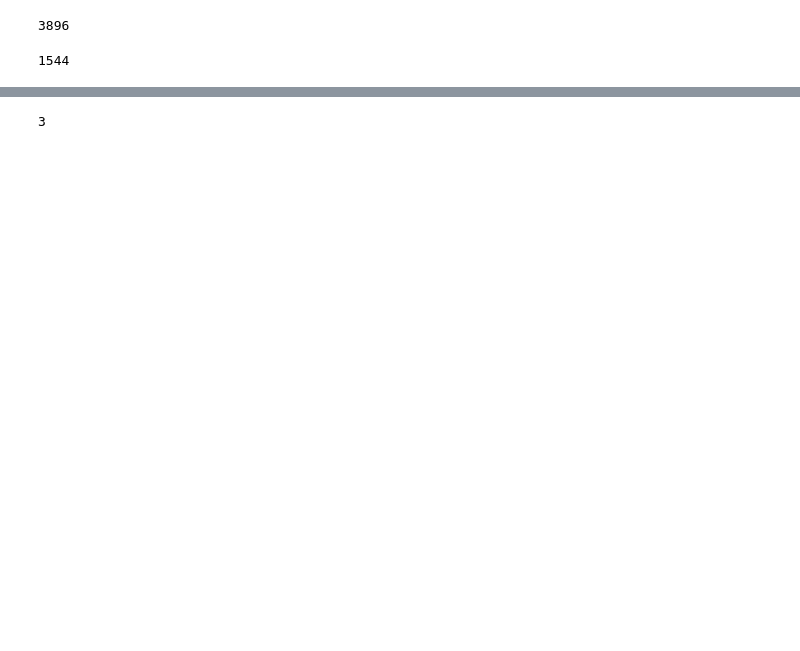
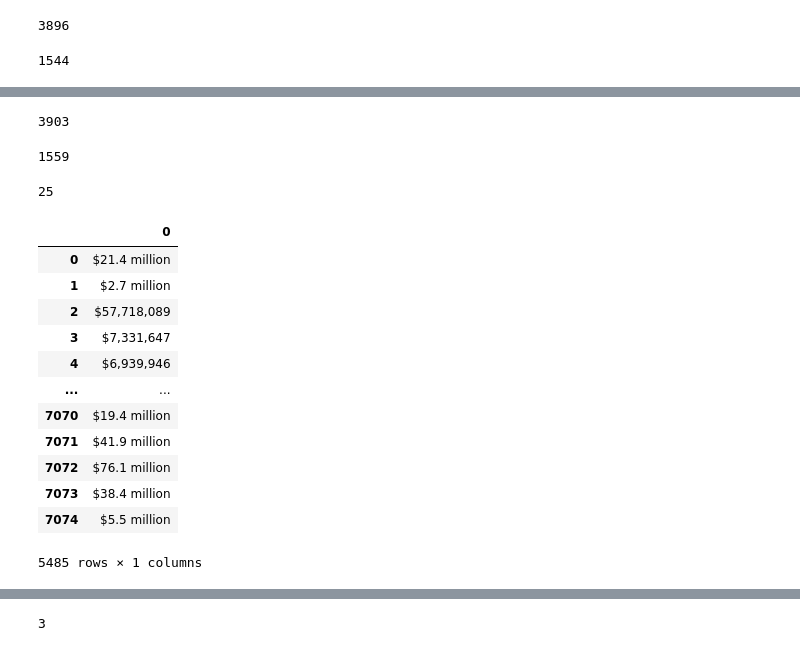
Before and after one commit to timothykeating/Movies_ETL, a Jupyter notebook: Module_8_coursework.ipynb, the cells around one changed output, grey strips where cells are left out. Drawn from its saved outputs; the diff is of its cells as text; code cells hidden in the pictures; blank space fills up the shorter version.

```diff
--- a/Module_8_coursework.ipynb
+++ b/Module_8_coursework.ipynb
@@ -990,0 +968,15 @@ form_two_new = r'\$\s*\d{1,3}(?:[,\.]\d{3})+$'
+# %%
+# Check how many we're covering now, above, it was - form_one: 3896, form_two: 1544, neither: 47 (out of 5485)
+box_office_7.str.contains(form_one_new,flags=re.IGNORECASE,na=False).sum()
+# %% [output]
+3903
+# %%
+box_office_7.str.contains(form_two_new,flags=re.IGNORECASE,na=False).sum()
+# %% [output]
+1559
+# %%
+one_new_matches_form_one_new = box_office_7.str.contains(form_one_new,flags=re.IGNORECASE,na=False)
+two_new_matches_form_two_new = box_office_7.str.contains(form_two_new,flags=re.IGNORECASE,na=False)
+box_office_7[~one_new_matches_form_one_new & ~two_new_matches_form_two_new].count().sum()
+# %% [output]
+25
@@ -990,0 +996,20 @@ form_two_new = r'\$\s*\d{1,3}(?:[,\.]\d{3})+$'
+# %%
+# Extract all the matches to a new DF - any missing items will return NaN
+# We are going to re-do this step in the main DF later, so this step is superfluous
+#  I'm leaving it here just to show whats going on
+box_office_8 = box_office_7.str.extract(f'({form_one}|{form_two})')
+box_office_8#.head(2)#.sample(30)
+# %% [output]
+|  | 0 |
+| 0 | $21.4 million |
+| 1 | $2.7 million |
+| 2 | $57,718,089 |
+| 3 | $7,331,647 |
+| 4 | $6,939,946 |
+| ... | ... |
+| 7070 | $19.4 million |
+| 7071 | $41.9 million |
+| 7072 | $76.1 million |
+| 7073 | $38.4 million |
+| 7074 | $5.5 million |
+5485 rows × 1 columns
```
Also changed, not shown: parts of 11 cells of this notebook.
